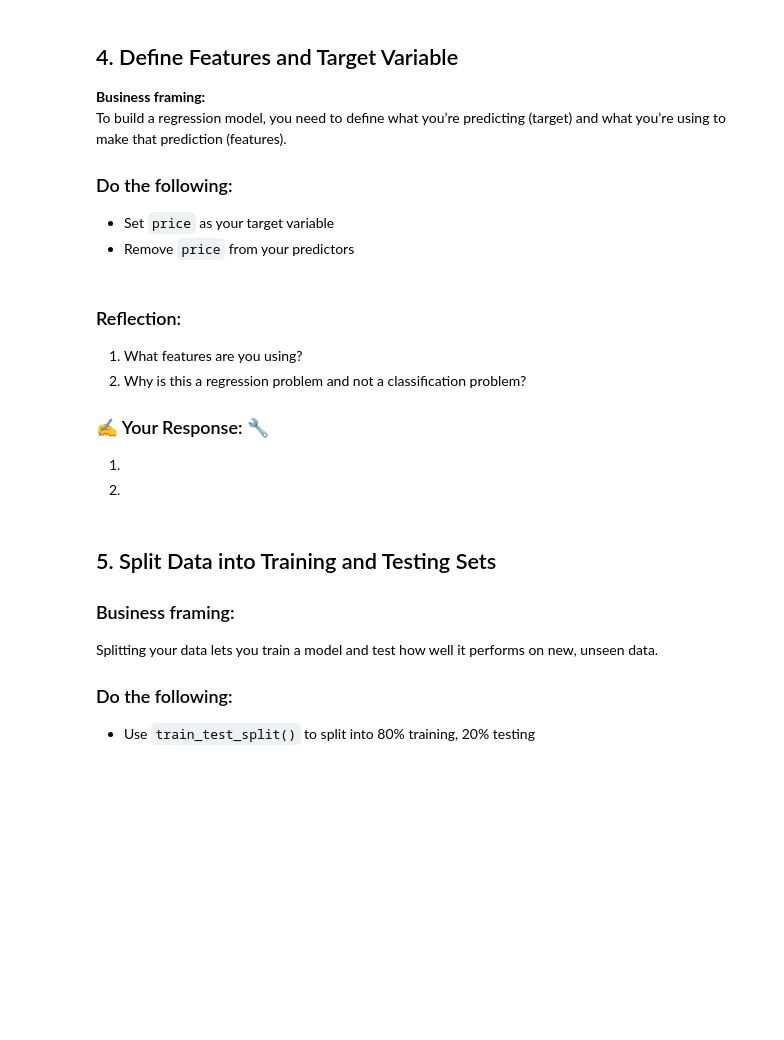
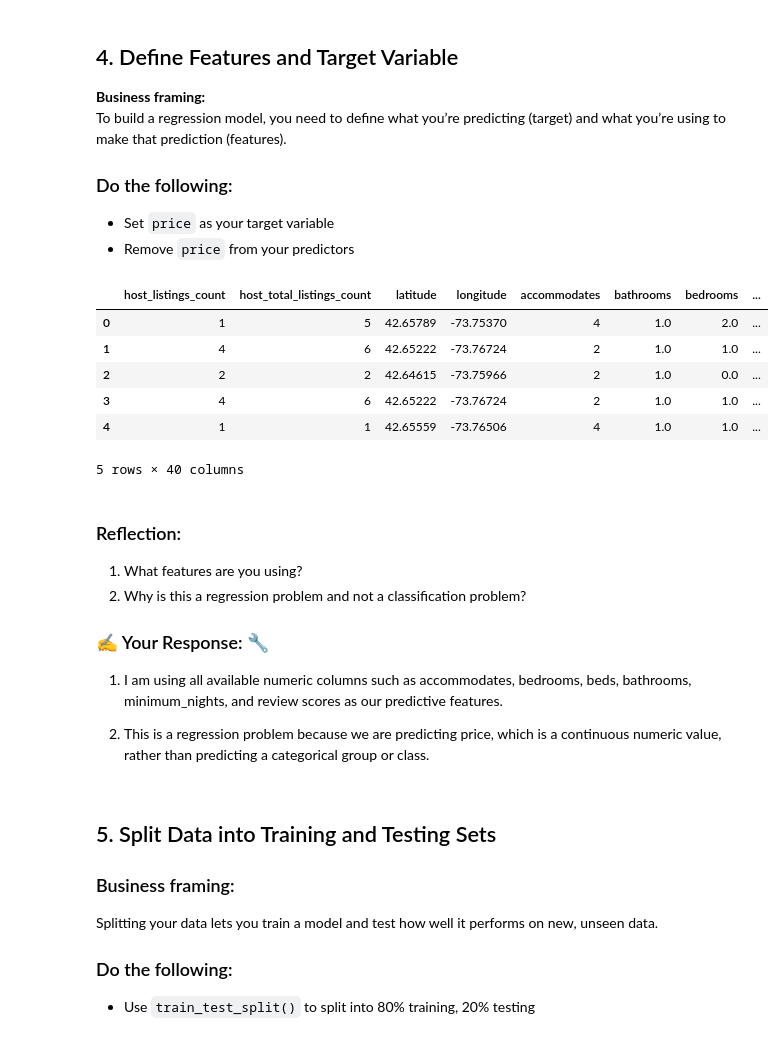
Before and after one commit to jsherwood2/IS-4487, a Jupyter notebook: Assignments/assignment_11_regression.ipynb, the cells around one changed output. Drawn from its saved outputs; the diff is of its cells as text; code cells hidden in the pictures; blank space fills up the shorter version.

```diff
--- a/Assignments/assignment_11_regression.ipynb
+++ b/Assignments/assignment_11_regression.ipynb
@@ -112,12 +173,26 @@ To build a regression model, you need to define what you’re predicting (target
+# %%
+# Add code here 🔧
+df_model = df_numeric.dropna()
+y = df_model['price']
+X = df_model.drop(columns=['price'])
+display(X.head())
+# %% [output]
+|  | host_listings_count | host_total_listings_count | latitude | longitude | accommodates | bathrooms | bedrooms | ... |
+| 0 | 1 | 5 | 42.65789 | -73.75370 | 4 | 1.0 | 2.0 | ... |
+| 1 | 4 | 6 | 42.65222 | -73.76724 | 2 | 1.0 | 1.0 | ... |
+| 2 | 2 | 2 | 42.64615 | -73.75966 | 2 | 1.0 | 0.0 | ... |
+| 3 | 4 | 6 | 42.65222 | -73.76724 | 2 | 1.0 | 1.0 | ... |
+| 4 | 1 | 1 | 42.65559 | -73.76506 | 4 | 1.0 | 1.0 | ... |
+5 rows × 40 columns
 # %% [markdown]
 ### Reflection:
 1. What features are you using?
 2. Why is this a regression problem and not a classification problem?
 
 ### ✍️ Your Response: 🔧
-1.
+1. I am using all available numeric columns such as accommodates, bedrooms, beds, bathrooms, minimum_nights, and review scores as our predictive features.
 
-2.
+2. This is a regression problem because we are predicting price, which is a continuous numeric value, rather than predicting a categorical group or class.
 # %% [markdown]
 ## 5. Split Data into Training and Testing Sets
 
```
Also changed, not shown: parts of 28 cells of this notebook.
